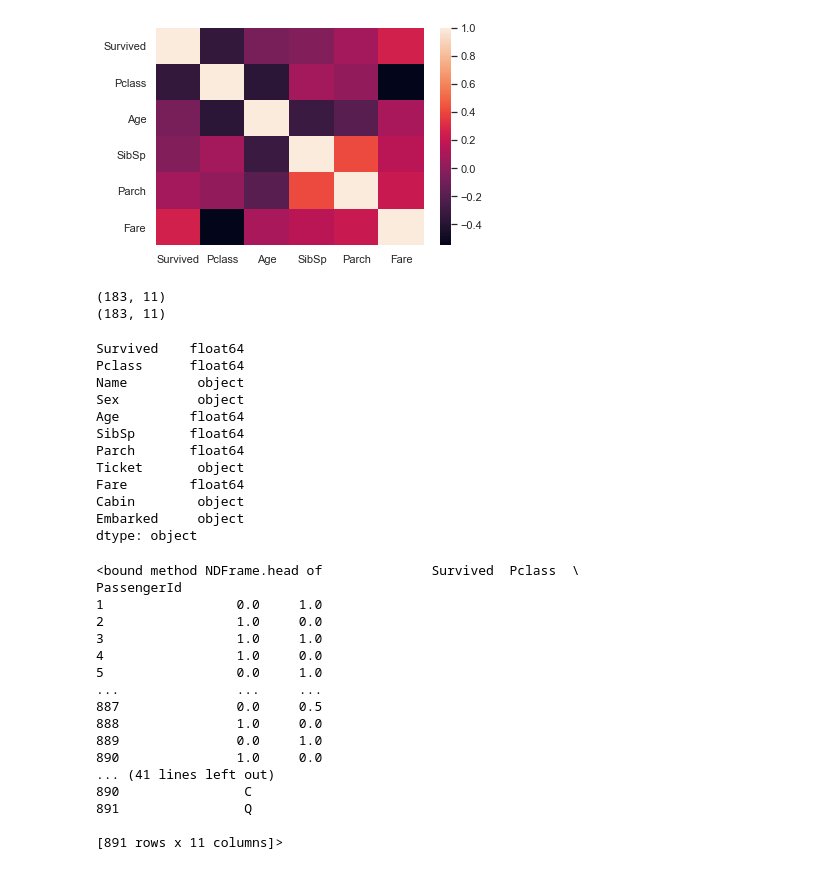
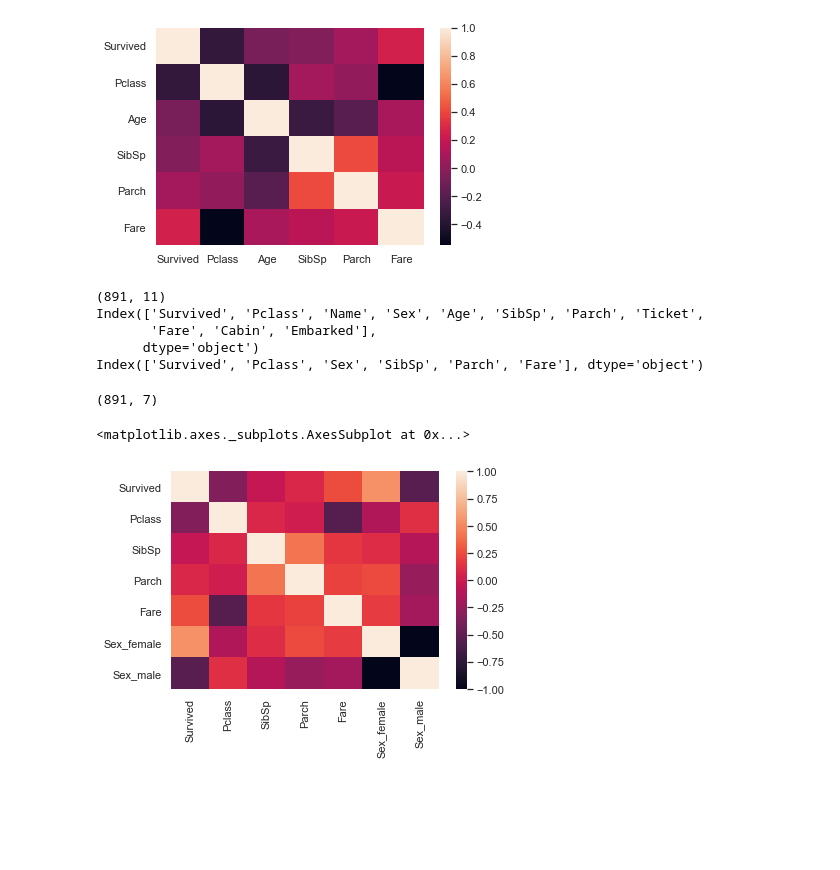
Before and after one commit to anirudhjain75/titanic, a Jupyter notebook: test.ipynb, the cells around one changed output. Saved outputs shown, nothing was run; the diff lists cells and outputs as text; code cells hidden in the pictures; blank space fills up the shorter version.

Commit message:
preprocess data

```diff
--- a/test.ipynb
+++ b/test.ipynb
@@ -27,31 +27,26 @@ df[int_columns] = scaler.fit_transform(df[int_columns])
 bx = sns.heatmap(df.corr())
 # %% [output]
 [figure]
-# %%
-print(df.shape)
-
-# Data Cleaning
-df = df.dropna()
-
-print(df.shape)
-# %% [output]
-(183, 11)
-(183, 11)
+# %%
+import numpy as np
+
+print(df.shape)
+
+# Data Cleaning
+dfRemoved = df.dropna(axis='columns')
+dfRemoved = dfRemoved.drop(columns=['Ticket', 'Name'])
+
+print(df.columns)
+print(dfRemoved.columns)
+# %% [output]
+(891, 11)
+Index(['Survived', 'Pclass', 'Name', 'Sex', 'Age', 'SibSp', 'Parch', 'Ticket',
+       'Fare', 'Cabin', 'Embarked'],
+      dtype='object')
+Index(['Survived', 'Pclass', 'Sex', 'SibSp', 'Parch', 'Fare'], dtype='object')
 # %%
 
 # print(df.dtypes)
 # Data Processing
-# df['Sex'] = df['Sex'].astype('category')
+
+dfRemoved = pd.get_dummies(dfRemoved, columns=['Sex'])
-# %% [output]
-Survived    float64
-Pclass      float64
-Name         object
-Sex          object
-Age         float64
-SibSp       float64
-Parch       float64
-Ticket       object
-Fare        float64
-Cabin        object
-Embarked     object
-dtype: object
@@ -62,20 +53,9 @@ for t in int_columns:
-# %%
-df.head
-# %% [output]
-<bound method NDFrame.head of              Survived  Pclass  \
-PassengerId
-1                 0.0     1.0
-2                 1.0     0.0
-3                 1.0     1.0
-4                 1.0     0.0
-5                 0.0     1.0
-...               ...     ...
-887               0.0     0.5
-888               1.0     0.0
-889               0.0     1.0
-890               1.0     0.0
-... (41 lines left out)
-890                C
-891                Q
-
-[891 rows x 11 columns]>
+# %%
+print(dfRemoved.shape)
+# %% [output]
+(891, 7)
+# %%
+sns.heatmap(dfRemoved.corr())
+# %% [output]
+<matplotlib.axes._subplots.AxesSubplot at 0x...>
+[figure, added]
```
Also changed, not shown: parts of 2 cells of this notebook.
